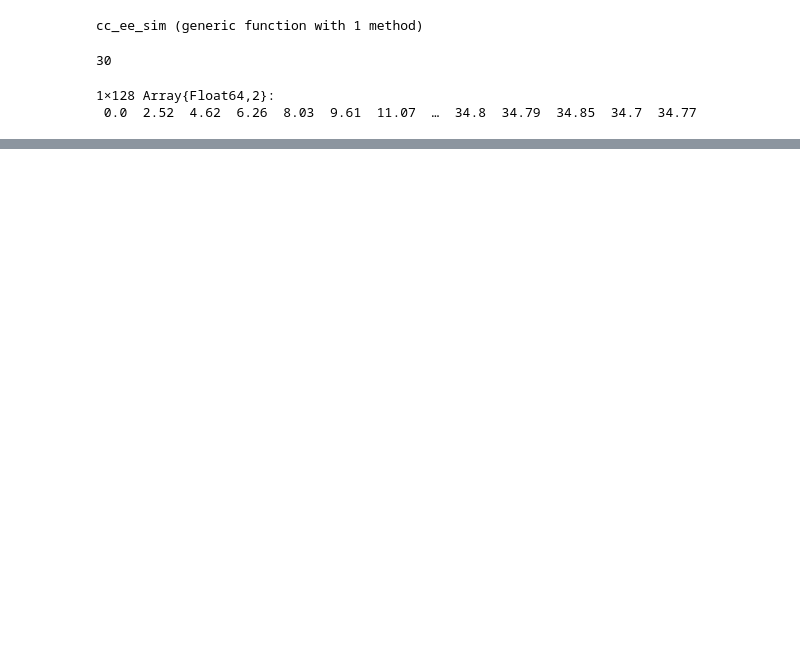
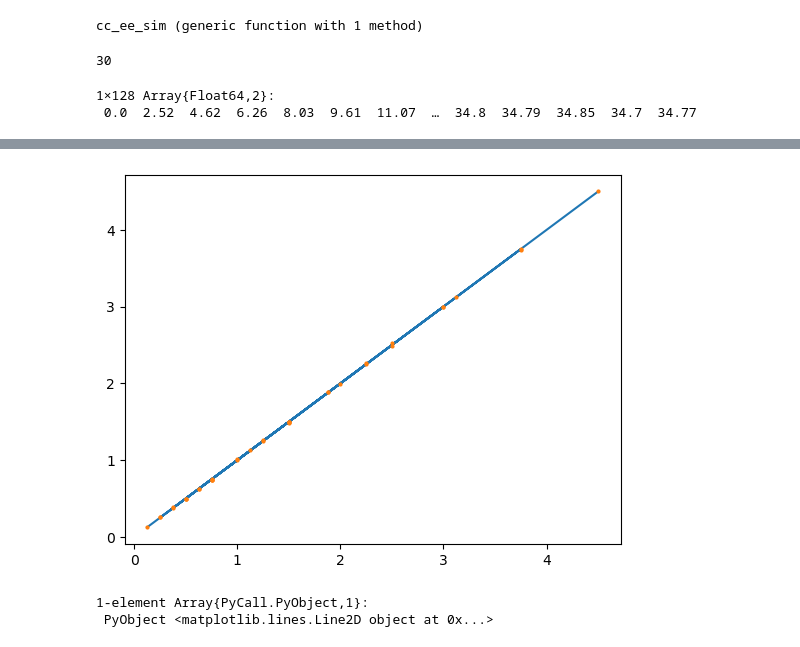
Before and after one commit to sangsq/julia-clifford, a Jupyter notebook: notebooks/charge_conserve_circuit.ipynb, the cells around one changed output, grey strips where cells are left out. Cells and saved outputs as stored; diff of their text form; code cells hidden in the pictures; blank space fills up the shorter version.

```diff
--- a/notebooks/charge_conserve_circuit.ipynb
+++ b/notebooks/charge_conserve_circuit.ipynb
@@ -142 +250,33 @@ Eee2, Dee2 = cal_ee(n, avg, rand_prod_state)
+# %%
+avg = 10000
+n_list = [32]
+k_list = 2:2:12
+t_list = 2:2:12
+ini_list = ["0", "+", "rand"]
+gate = random_cc_clifford
+
+result4= QEC_run(n_list, k_list, ini_list, t_list, avg, gate);
+# %%
+result = result4
+
+fg, ax = subplots(1)
+
+n = 32
+x = Float64[]
+y = Float64[]
+for a in 1:3
+    for (i, k) in enumerate(k_list)
+        for (j, t) in enumerate(t_list)
+    #         push!(x, 1 - binomial(n-k, t) / binomial(n, t) )
+            push!(x, t*k/n )
+            push!(y, result[1, i, 1, j] )
+        end
+    end
+    ax.plot(x,x)
+    ax.plot(x, y, "o", ms=2)
+end
+# %% [output]
+[figure, added]
+1-element Array{PyCall.PyObject,1}:
+ PyObject <matplotlib.lines.Line2D object at 0x...>
 # %%
```
Also changed, not shown: parts of 16 cells of this notebook, 13 other files.
